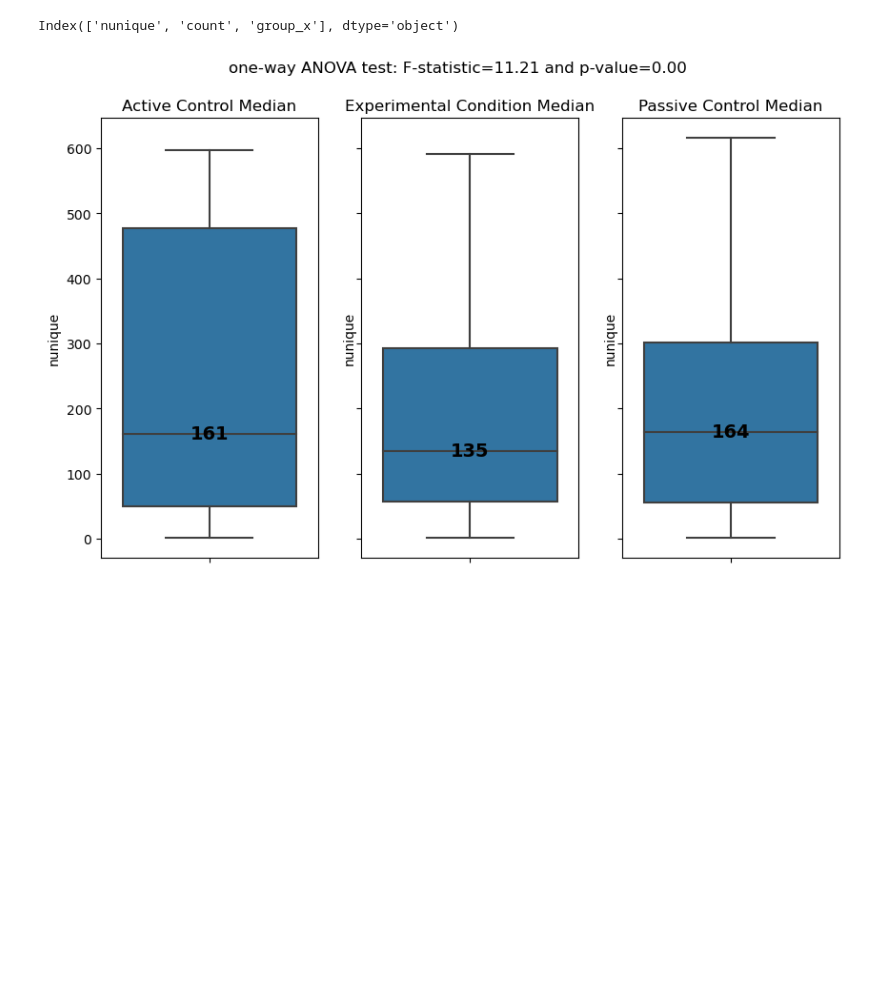
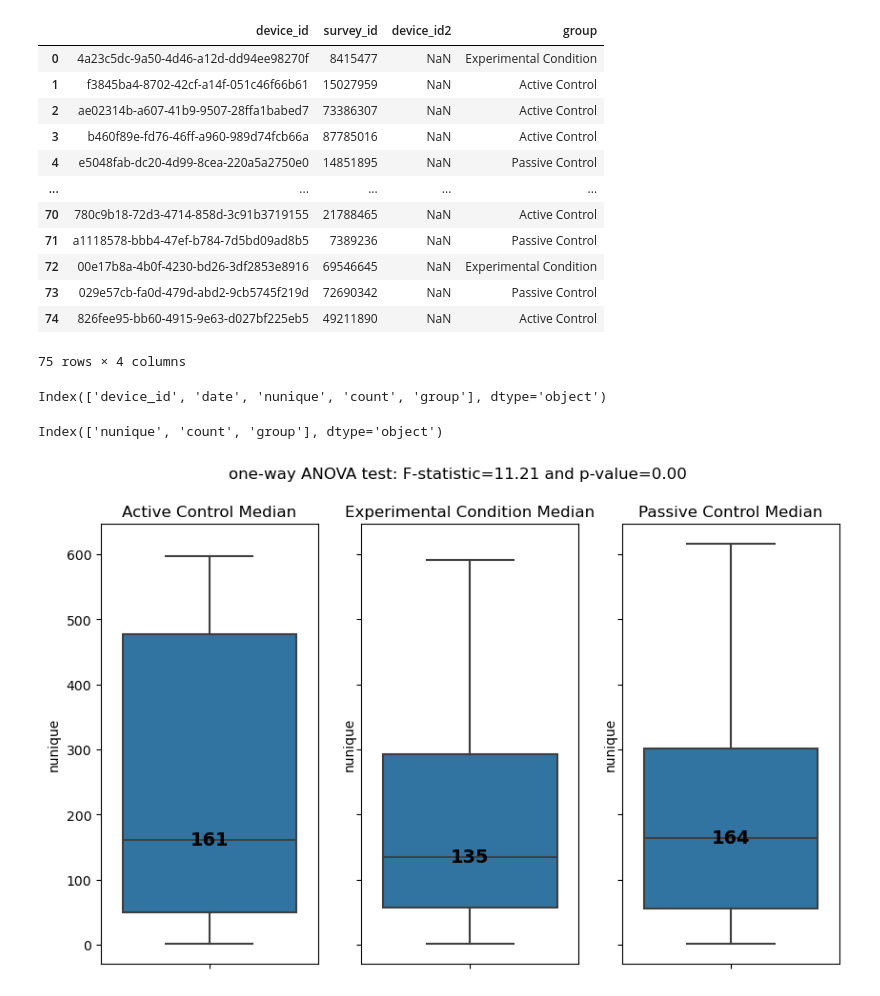
Before and after one commit to memari-majid/jhu_centering, a Jupyter notebook: ANOVA/locations.ipynb, the cells around one changed output. Saved outputs shown, nothing was run; the diff lists cells and outputs as text; code cells hidden in the pictures; blank space fills up the shorter version.

```diff
--- a/group_comparison/locations.ipynb
+++ b/ANOVA/locations.ipynb
@@ -22 +30,26 @@ Index(['device_id', 'date', 'nunique', 'count', 'group_x'], dtype='object')
+# %%
+df_id = pd.read_csv('/home/memari/centering_majid/tables/id.csv')
+df_group = df_id.merge(df_group, on = 'survey_id', how = 'left')
+df_group.rename(columns={'device_id1': 'device_id'}, inplace=True)
+df_group
+# %% [output]
+|  | device_id | survey_id | device_id2 | group |
+| 0 | 4a23c5dc-9a50-4d46-a12d-dd94ee98270f | 8415477 | NaN | Experimental Condition |
+| 1 | f3845ba4-8702-42cf-a14f-051c46f66b61 | 15027959 | NaN | Active Control |
+| 2 | ae02314b-a607-41b9-9507-28ffa1babed7 | 73386307 | NaN | Active Control |
+| 3 | b460f89e-fd76-46ff-a960-989d74fcb66a | 87785016 | NaN | Active Control |
+| 4 | e5048fab-dc20-4d99-8cea-220a5a2750e0 | 14851895 | NaN | Passive Control |
+| ... | ... | ... | ... | ... |
+| 70 | 780c9b18-72d3-4714-858d-3c91b3719155 | 21788465 | NaN | Active Control |
+| 71 | a1118578-bbb4-47ef-b784-7d5bd09ad8b5 | 7389236 | NaN | Passive Control |
+| 72 | 00e17b8a-4b0f-4230-bd26-3df2853e8916 | 69546645 | NaN | Experimental Condition |
+| 73 | 029e57cb-fa0d-479d-abd2-9cb5745f219d | 72690342 | NaN | Passive Control |
+| 74 | 826fee95-bb60-4915-9e63-d027bf225eb5 | 49211890 | NaN | Active Control |
+75 rows × 4 columns
+# %%
+
+df_plot = df.merge(df_group[['device_id','group']], on = 'device_id', how = 'left')
+df_plot.columns
+# %% [output]
+Index(['device_id', 'date', 'nunique', 'count', 'group'], dtype='object')
 # %%
@@ -24,12 +57,12 @@ df_plot = df_plot[['nunique', 'count', 'group_x']]
 # %%
-grouped = df_plot.groupby(['group_x'])
+grouped = df_plot.groupby(['group'])
 df_dict = {group: data for group, data in grouped}
 active_control = df_dict['Active Control']
 experimental_condition = df_dict['Experimental Condition']
 passive_control  = df_dict['Passive Control']
 active_control.columns
 # %% [output]
-Index(['nunique', 'count', 'group_x'], dtype='object')
+Index(['nunique', 'count', 'group'], dtype='object')
 # %%
 from scipy.stats import ttest_ind
 import matplotlib.pyplot as plt
```
Also changed, not shown: parts of 2 cells of this notebook, 47 other files.
